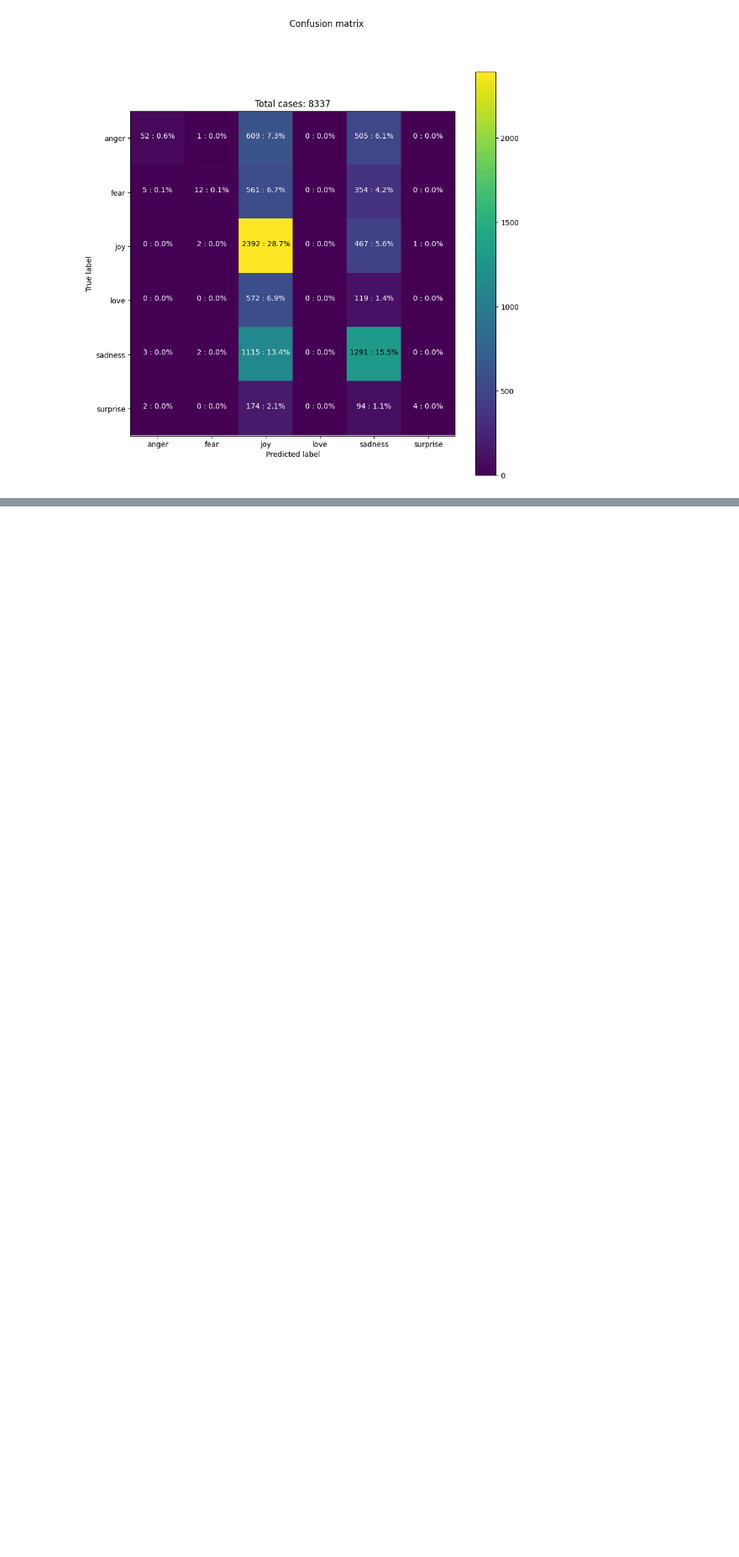
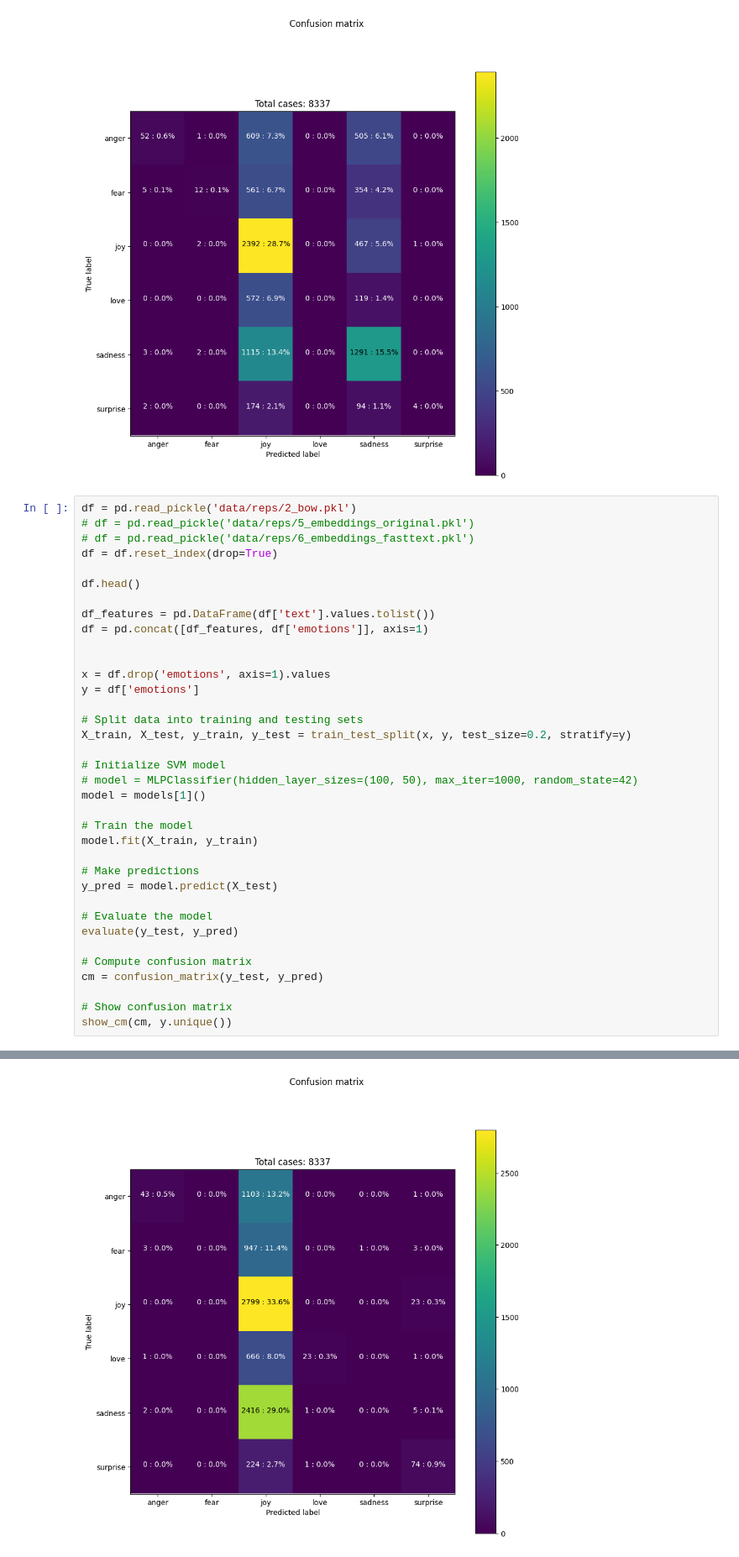
Before and after one commit to m21ark/pln, a Jupyter notebook: 4_models.ipynb, the cells around one changed output, grey strips where cells are left out. Shown at 84% size. Saved outputs shown, nothing was run; the diff lists cells and outputs as text; blank space fills up the shorter version.

```diff
--- a/4_models.ipynb
+++ b/4_models.ipynb
@@ -180,3 +189,40 @@ Precision: 0.5059492311179623
 Recall: 0.44992203430490585
 F1: 0.3563117651617581
 [figure]
+# %%
+df = pd.read_pickle('data/reps/2_bow.pkl')
+# df = pd.read_pickle('data/reps/5_embeddings_original.pkl')
+# df = pd.read_pickle('data/reps/6_embeddings_fasttext.pkl')
+df = df.reset_index(drop=True)
+
+df.head()
+
+df_features = pd.DataFrame(df['text'].values.tolist())
+df = pd.concat([df_features, df['emotions']], axis=1)
+
+
+x = df.drop('emotions', axis=1).values
+y = df['emotions']
+
+# Split data into training and testing sets
+X_train, X_test, y_train, y_test = train_test_split(x, y, test_size=0.2, stratify=y)
+
+# Initialize SVM model
+# model = MLPClassifier(hidden_layer_sizes=(100, 50), max_iter=1000, random_state=42)
+model = models[1]()
+
+# Train the model
+model.fit(X_train, y_train)
+
+# Make predictions
+y_pred = model.predict(X_test)
+
+# Evaluate the model
+evaluate(y_test, y_pred)
+
+# Compute confusion matrix
+cm = confusion_matrix(y_test, y_pred)
+
+# Show confusion matrix
+show_cm(cm, y.unique())
+# %% [output]
@@ -183,3 +239,4 @@ F1: 0.3563117651617581
+[figure, added]
 # %%
 """ # train all models
 for model in models:
```
Also changed, not shown: parts of 2 cells of this notebook.
